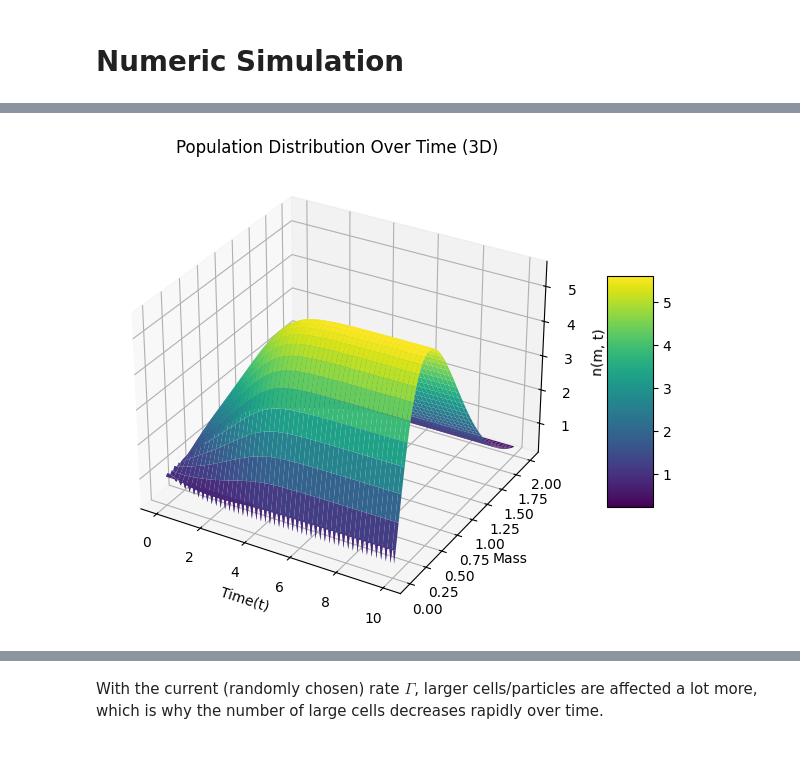
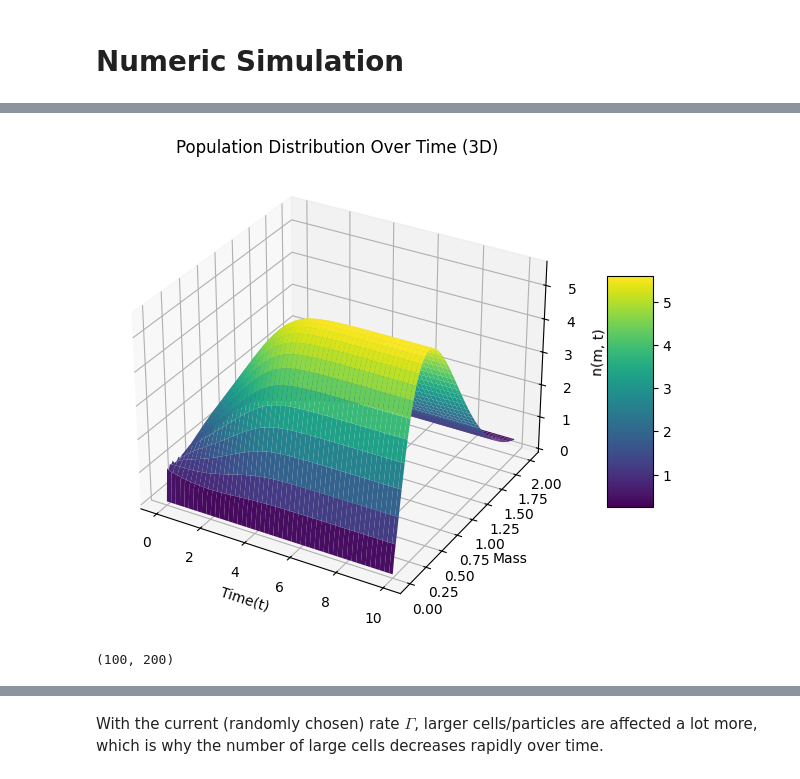
Before and after one commit to therealtoby1/Master, a Jupyter notebook: Cell_growth_integro_diff.ipynb, the cells around one changed output, grey strips where cells are left out. Cells and saved outputs as stored; diff of their text form; code cells hidden in the pictures.

```diff
--- a/Cell_growth_integro_diff.ipynb
+++ b/Cell_growth_integro_diff.ipynb
@@ -126,6 +126,7 @@ def population_system (t,y):
 # Initial population n_i
 
 n0 = [random.gauss(1.0, 0.05) for i in range(len(m))] #mean 1 , sigma=0.05
+n0[0]=0
 plt.plot(n0)
 plt.title('Initial Population Distribution')
 plt.xlabel('Cell Size Index m_i')
@@ -152,47 +153,75 @@ from mpl_toolkits.mplot3d import Axes3D
 
 j=timesteps
 # Create a meshgrid for mass (m) and time (t)
-T, M_  = np.meshgrid(sol.t[:j], m)
+T, M_  = np.meshgrid(sol.t[:j], m)  #200x100
 
 # Extract corresponding n(m, t) values for the first j time points
-N = sol.y[:-1, :j]  # Transpose to match dimensions
+N = sol.y[:-1, :j]  # m,t
 
 # Create 3D plot
 fig = plt.figure(figsize=(10, 6))
 ax = fig.add_subplot(111, projection='3d')
 
 # Plot surface
 surf = ax.plot_surface(T,M_ , N, cmap='viridis')
 
 ax.set_xlabel('Time(t)')
 ax.set_ylabel('Mass')
 ax.set_zlabel('n(m, t)')
 ax.set_title('Population Distribution Over Time (3D)')
 
 # Add color bar
 fig.colorbar(surf, ax=ax, shrink=0.5, aspect=5)
 
 plt.show()
 
 import plotly.graph_objects as go
 import numpy as np
 
-# T, M_, N are numpy arrays as before:
-fig = go.Figure(data=[
-    go.Surface(x=M_, y=T, z=N, colorscale='Viridis')
-])
+
+# pick a stride so you don’t draw too many lines
+time_idxs = np.arange(0, N.shape[1], 2)
+
+cmin, cmax = N.min(), N.max()
+print(N.shape)
+traces = []
+for i, k in enumerate(time_idxs):
+    traces.append(
+        go.Scatter3d(
+            x=M_[:, k],
+            y=T[:, k],
+            z=N[:, k],
+            mode='lines',
+            showlegend=False,           # still no legend for each line
+            line=dict(
+                color=N[:, k],          # color each point by its density
+                colorscale='Viridis',
+                cmin=cmin,
+                cmax=cmax,
+                width=4,
+                showscale=(i == 0),       # only the first trace shows the colorbar, so i dont have 200 colorbars
+                colorbar=dict(title='n(m, t)') if i == 0 else None
+            )
+        )
+    )
+
+fig = go.Figure(traces)
 fig.update_layout(
-    scene = dict(
-        xaxis_title='Mass(m)',
-        yaxis_title='Time (t)',
-        zaxis_title='n(m, t)'
+    scene=dict(
+        xaxis=dict(
+            title='Mass (m)',
+            autorange='reversed'    # flip so axis 0 and time axis 0 sort of fit better visually
+        ),
+        yaxis=dict(title='Time (t)'),
+        zaxis=dict(title='n(m, t)')
     ),
-    width=600, height=600,
-    title='Population Distribution Over Time'
+    width=700,
+    height=700,
 )
 fig.show()
 # %% [output]
-[figure, old version]
+[figure, new version]
+(100, 200)
 # %%
 
 
```
Also changed, not shown: parts of 5 cells of this notebook.
